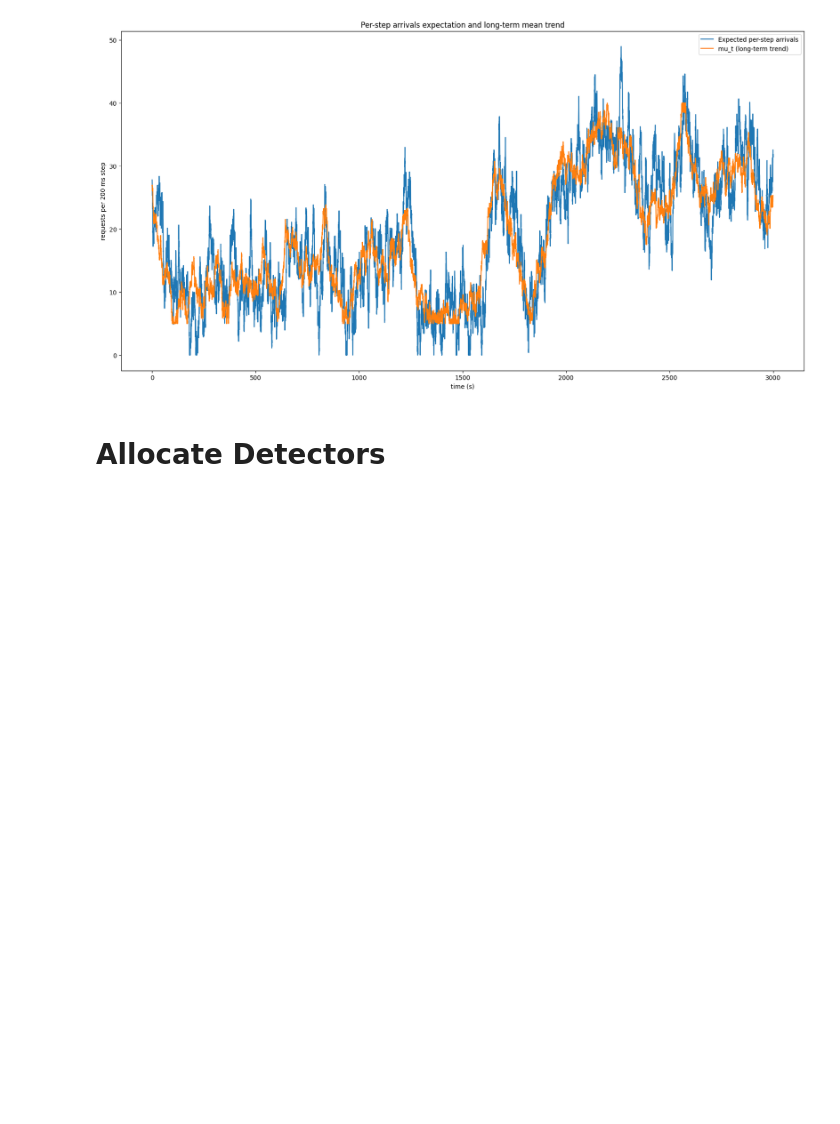
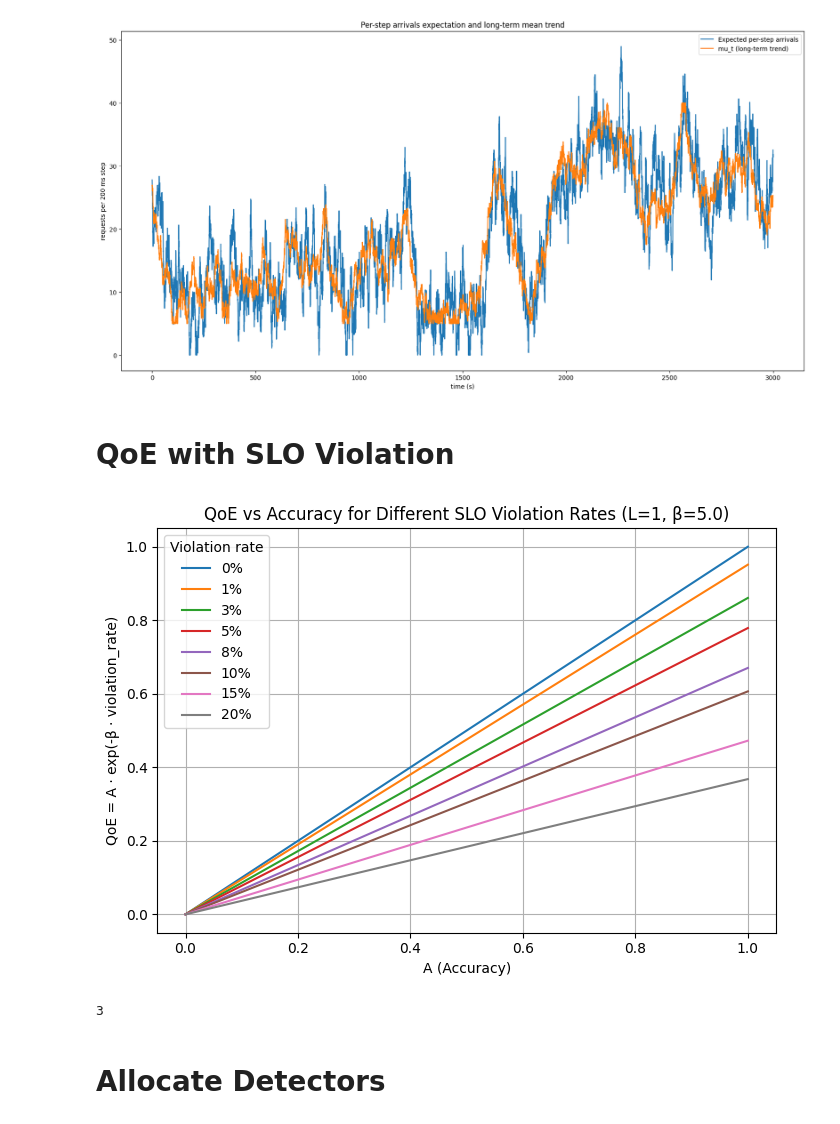
Before and after one commit to VincentSheh/vehicle_mtmc, a Jupyter notebook: simulation/visualize.ipynb, the cells around one changed output. Cells and saved outputs as stored; diff of their text form; code cells hidden in the pictures; blank space fills up the shorter version.

```diff
--- a/simulation/visualize.ipynb
+++ b/simulation/visualize.ipynb
@@ -84,6 +84,42 @@ plt.legend()
 plt.show()
 # %% [output]
 [figure]
+# %% [markdown]
+# QoE with SLO Violation
+# %%
+import numpy as np
+import matplotlib.pyplot as plt
+
+# QoE = A * L * V
+# Assume all within latency => L = 1
+# V = exp(-beta * violation_rate)
+beta = 5.0  # tune if you want stronger/weaker separation
+
+A = np.linspace(0.0, 1.0, 501)  # treat A as normalized accuracy (e.g., mAP in [0,1])
+
+violation_rates = np.array([0.00, 0.01, 0.03, 0.05, 0.08, 0.10, 0.15, 0.20])
+
+plt.figure(figsize=(7, 5))
+
+for vr in violation_rates:
+    V = np.exp(-beta * vr)
+    QoE = A * V  # since L=1
+    plt.plot(A, QoE, label=f"{int(vr*100)}%")
+
+plt.xlabel("A (Accuracy)")
+plt.ylabel("QoE = A · exp(-β · violation_rate)")
+plt.title(f"QoE vs Accuracy for Different SLO Violation Rates (L=1, β={beta})")
+plt.grid(True)
+plt.legend(title="Violation rate", loc="best")
+plt.tight_layout()
+plt.show()
+# %% [output]
+[figure, added]
+# %%
+ls = [1,2,3]
+len(ls)
+# %% [output]
+3
 # %% [markdown]
 # Allocate Detectors
 # %%
```
Also changed, not shown: 6 other files.
